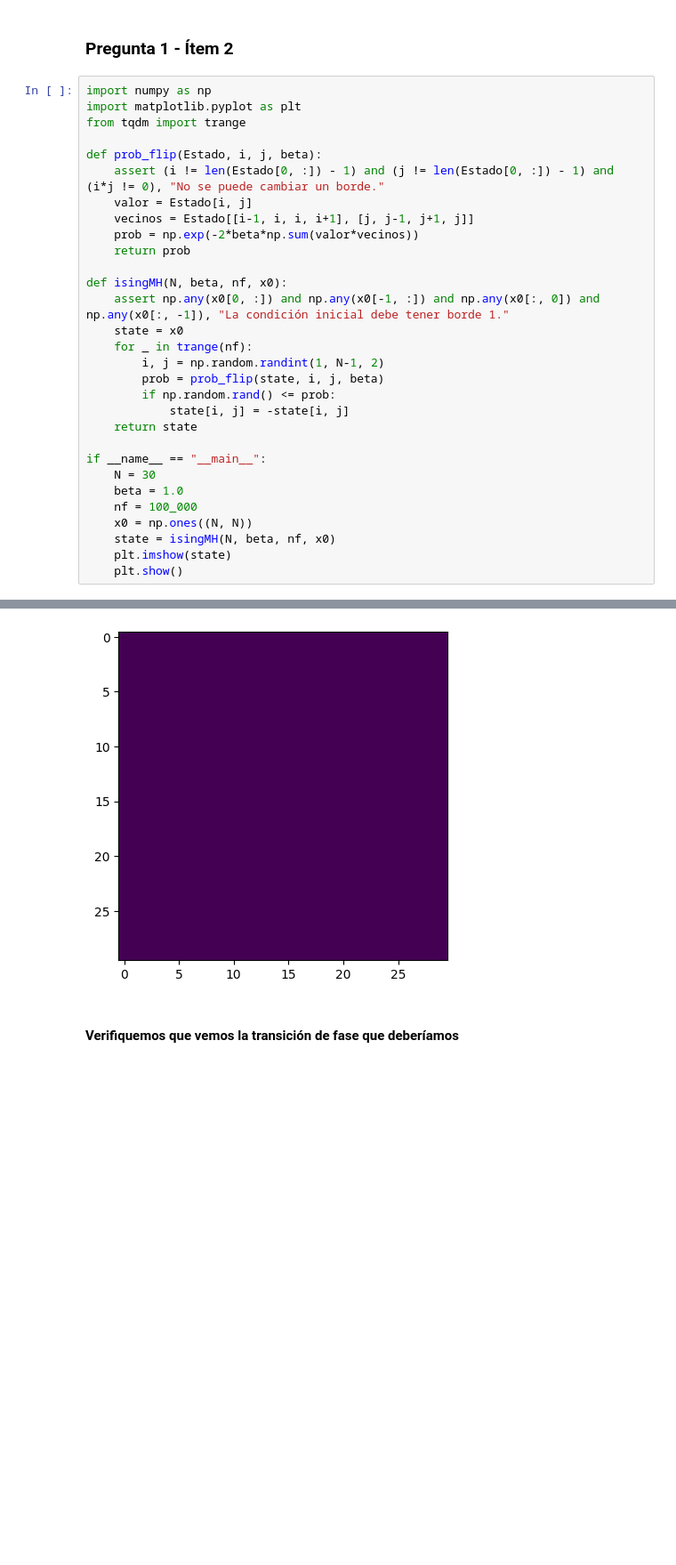
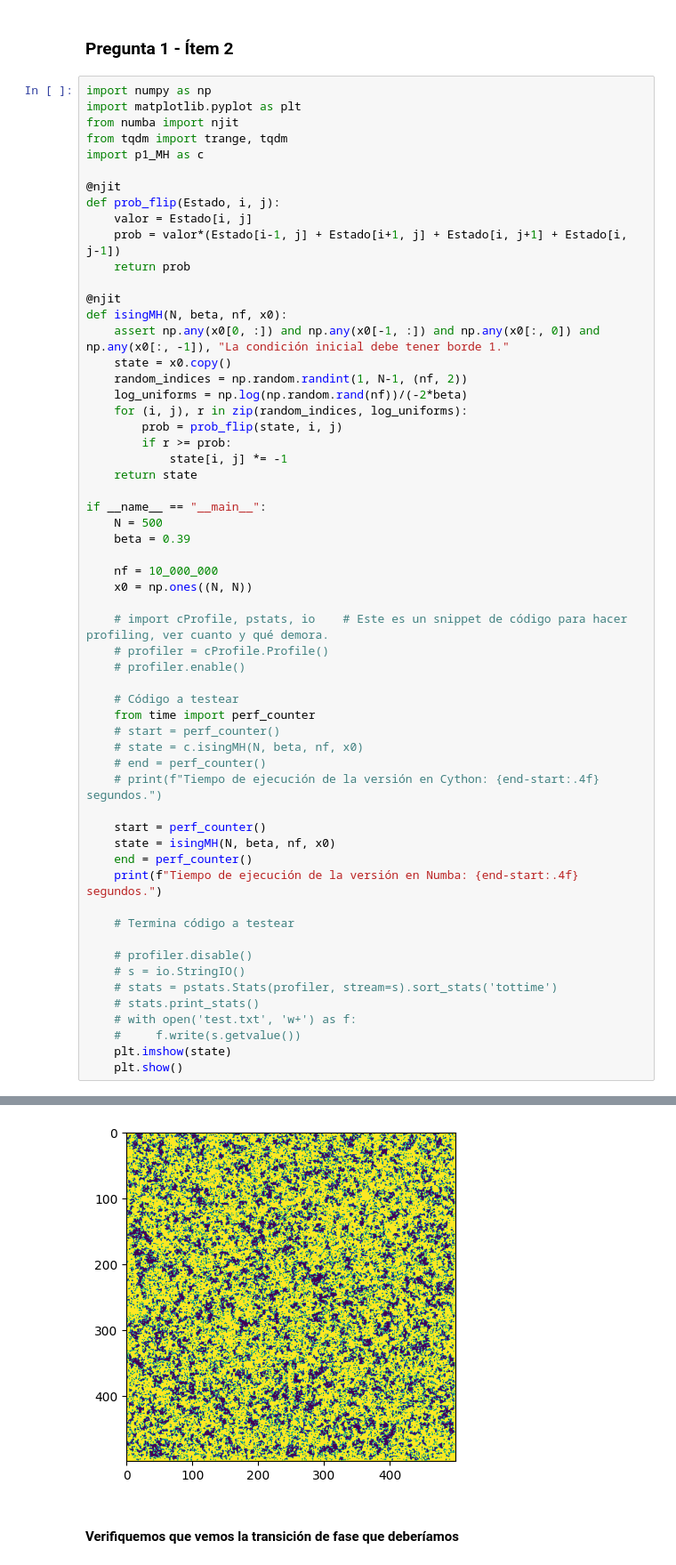
Before and after one commit to Miguel-Escobar/lab-3-estocastica, a Jupyter notebook: entrega.ipynb, the cells around one changed output, grey strips where cells are left out. Shown at 89% size. Saved outputs shown, nothing was run; the diff lists cells and outputs as text; blank space fills up the shorter version.

```diff
--- a/entrega.ipynb
+++ b/entrega.ipynb
@@ -3,31 +3,59 @@
 # %%
 import numpy as np
 import matplotlib.pyplot as plt
-from tqdm import trange
+from numba import njit
+from tqdm import trange, tqdm
+import p1_MH as c
 
-def prob_flip(Estado, i, j, beta):
-    assert (i != len(Estado[0, :]) - 1) and (j != len(Estado[0, :]) - 1) and (i*j != 0), "No se puede cambiar un borde."
+@njit
+def prob_flip(Estado, i, j):
     valor = Estado[i, j]
-    vecinos = Estado[[i-1, i, i, i+1], [j, j-1, j+1, j]]
-    prob = np.exp(-2*beta*np.sum(valor*vecinos))
+    prob = valor*(Estado[i-1, j] + Estado[i+1, j] + Estado[i, j+1] + Estado[i, j-1])
     return prob
 
+@njit
 def isingMH(N, beta, nf, x0):
     assert np.any(x0[0, :]) and np.any(x0[-1, :]) and np.any(x0[:, 0]) and np.any(x0[:, -1]), "La condición inicial debe tener borde 1."
-    state = x0
-    for _ in trange(nf):
-        i, j = np.random.randint(1, N-1, 2)
-        prob = prob_flip(state, i, j, beta)
-        if np.random.rand() <= prob:
-            state[i, j] = -state[i, j]
+    state = x0.copy()
+    random_indices = np.random.randint(1, N-1, (nf, 2))
+    log_uniforms = np.log(np.random.rand(nf))/(-2*beta)
+    for (i, j), r in zip(random_indices, log_uniforms):
+        prob = prob_flip(state, i, j)
+        if r >= prob:
+            state[i, j] *= -1
     return state
 
 if __name__ == "__main__":
-    N = 30
-    beta = 1.0
-    nf = 100_000
+    N = 500
+    beta = 0.39
+
+    nf = 10_000_000
     x0 = np.ones((N, N))
+
+    # import cProfile, pstats, io    # Este es un snippet de código para hacer profiling, ver cuanto y qué demora.
+    # profiler = cProfile.Profile()
+    # profiler.enable()
+
+    # Código a testear
+    from time import perf_counter
+    # start = perf_counter()
+    # state = c.isingMH(N, beta, nf, x0)
+    # end = perf_counter()
+    # print(f"Tiempo de ejecución de la versión en Cython: {end-start:.4f} segundos.")
+
+    start = perf_counter()
     state = isingMH(N, beta, nf, x0)
+    end = perf_counter()
+    print(f"Tiempo de ejecución de la versión en Numba: {end-start:.4f} segundos.")
+
+    # Termina código a testear
+
+    # profiler.disable()
+    # s = io.StringIO()
+    # stats = pstats.Stats(profiler, stream=s).sort_stats('tottime')
+    # stats.print_stats()
+    # with open('test.txt', 'w+') as f:
+    #     f.write(s.getvalue())
     plt.imshow(state)
     plt.show()
 # %% [output]
@@ -34,4 +63,4 @@ if __name__ == "__main__":
-[figure, old version]
+[figure, new version]
 # %% [markdown]
 #### Verifiquemos que vemos la transición de fase que deberíamos
 # %%
```
Also changed, not shown: parts of 4 cells of this notebook, 6 other files.
